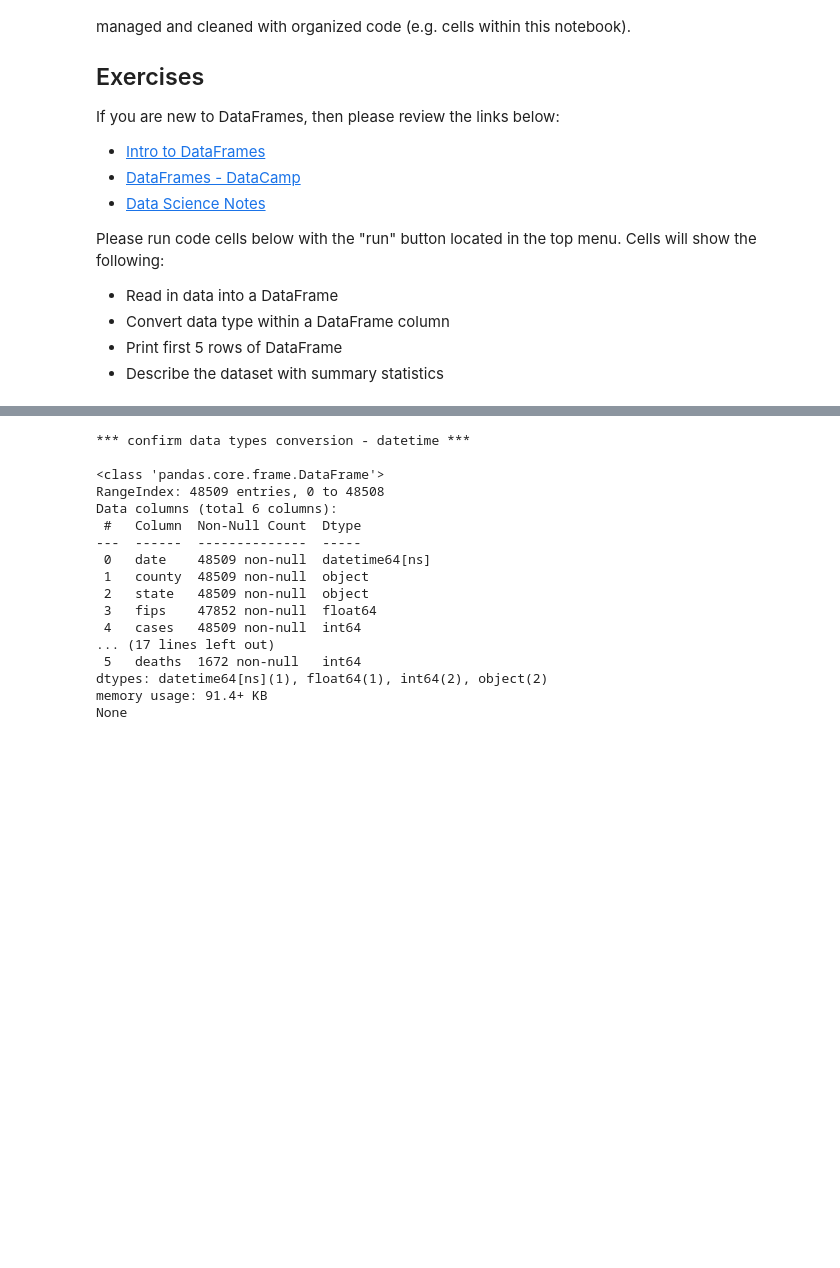
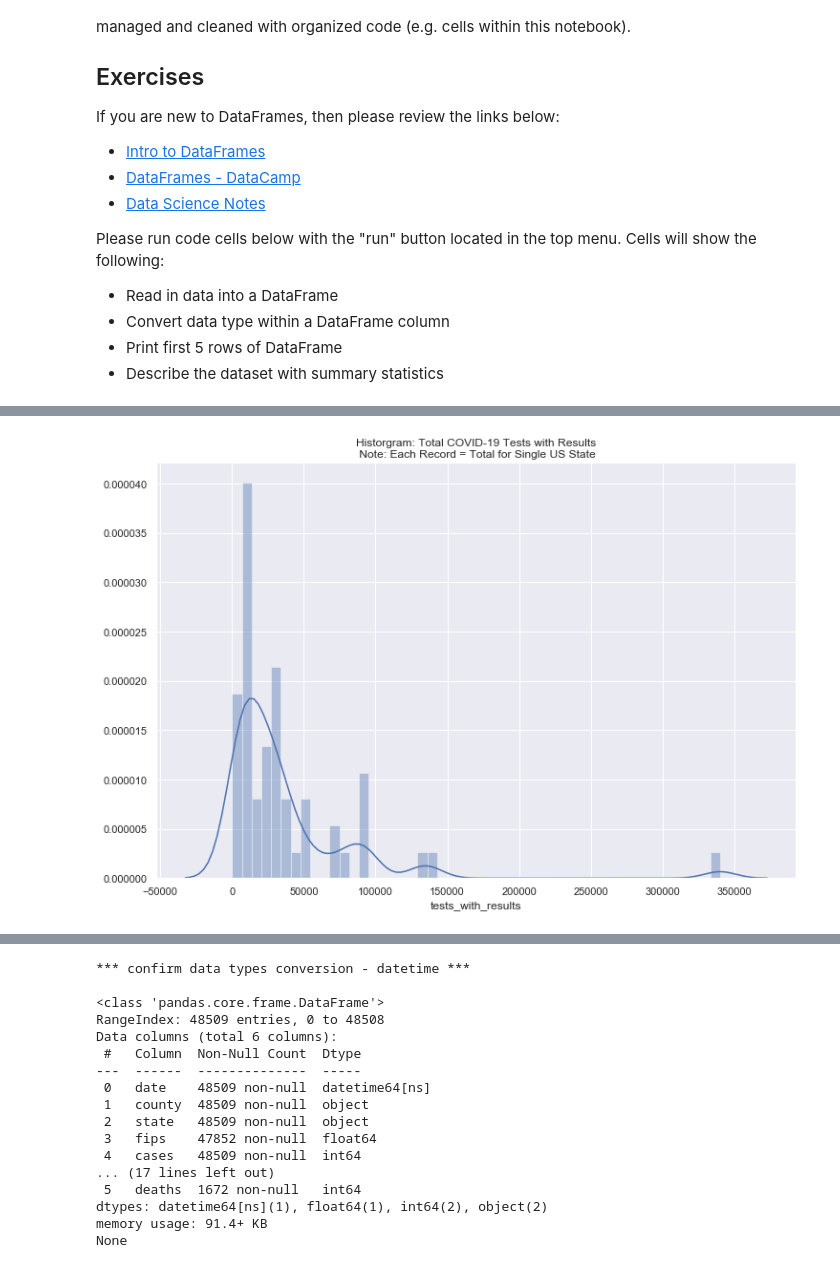
Before and after one commit to walteryu/code4sac, a Jupyter notebook: covid/covid_analysis_v1.ipynb, the cells around one changed output, grey strips where cells are left out. Cells and saved outputs as stored; diff of their text form; code cells hidden in the pictures; blank space fills up the shorter version.

```diff
--- a/covid/covid_analysis_v1.ipynb
+++ b/covid/covid_analysis_v1.ipynb
@@ -266,0 +192,90 @@ Name: total_tests_per_1k_residents, dtype: float64
+# %%
+# 03A.02 - create count plot
+
+# show data elements
+# 0   location                      63 non-null     object
+# 1   tests_with_results            56 non-null     float64
+# 2   percentage_test_positive      39 non-null     float64
+# 3   total_tests_per_1k_residents  53 non-null     float64
+# print(df_total_kff.info())
+
+# subset data and drop null values for plot
+df_results_plot = df_total_kff[['location', 'tests_with_results']]
+
+# https://pandas.pydata.org/pandas-docs/stable/user_guide/missing_data.html
+# print(pd.isna(df_results_plot))
+df_results_plot['tests_with_results'].fillna(0)
+
+# drop total count to scale plot correctly
+# https://stackoverflow.com/questions/16396903/delete-the-first-three-rows-of-a-dataframe-in-pandas
+df_results_plot = df_results_plot.iloc[1:]
+
+# create histogram
+plt.figure(figsize=(12, 8))
+plt.title('Historgram: Total COVID-19 Tests with Results\n Note: Each Record = Total for Single US State')
+sns.distplot(df_results_plot['tests_with_results'], bins=50)
+
+# create countplot
+plt.figure(figsize=(12, 8))
+plt.title('Bar Plot: Total COVID-19 Tests with Results by US State\n Note: Each Record = Total for Single US State')
+
+# aggregate and sort for plot
+# https://gist.github.com/fomightez/bb5a9c727d93d1508187677b4d74d7c1
+df_results_sort = df_results_plot.groupby(["location"])['tests_with_results'].aggregate(np.median).reset_index()
+ax = sns.barplot(
+    y="location",
+    x="tests_with_results",
+    data=df_results_sort
+)
+
+# subset data and drop null values for plot
+df_positive_plot = df_total_kff[['location', 'percentage_test_positive']]
+
+# https://pandas.pydata.org/pandas-docs/stable/user_guide/missing_data.html
+# print(pd.isna(df_results_plot))
+df_positive_plot['percentage_test_positive'].fillna(0)
+
+# drop total count to scale plot correctly
+# https://stackoverflow.com/questions/16396903/delete-the-first-three-rows-of-a-dataframe-in-pandas
+df_positive_plot = df_positive_plot.iloc[1:]
+
+# create histogram
+# plt.figure(figsize=(12, 8))
+# plt.title('Historgram: Percentage of COVID-19 Tests with Positive Result\ Note: Each Record = Individual US State')
+# sns.distplot(df_positive_plot['percentage_test_positive'], bins=50)
+
+# create countplot
+plt.figure(figsize=(12, 8))
+plt.title('Bar Plot: Total COVID-19 Percent with Positive Results by US State\n Note: Each Record = Total for Single US State')
+sns.barplot(y = "location", x="percentage_test_positive", data=df_positive_plot)
+
+# subset data and drop null values for plot
+df_1k_plot = df_total_kff[['location', 'total_tests_per_1k_residents']]
+
+# https://pandas.pydata.org/pandas-docs/stable/user_guide/missing_data.html
+# print(pd.isna(df_results_plot))
+df_1k_plot['total_tests_per_1k_residents'].fillna(0)
+
+# drop total count to scale plot correctly
+# https://stackoverflow.com/questions/16396903/delete-the-first-three-rows-of-a-dataframe-in-pandas
+df_1k_plot = df_1k_plot.iloc[1:]
+
+# create histogram
+# plt.figure(figsize=(12, 8))
+# plt.title('Historgram: Total COVID-19 Tests per 1k Residents\n Note: Each Record = Total for Single US State')
+# sns.distplot(df_1k_plot['total_tests_per_1k_residents'], bins=50)
+
+# create countplot
+plt.figure(figsize=(12, 8))
+plt.title('Bar Plot: Total COVID-19 Tests per 1k Residents by US State\n Note: Each Record = Total for Single US State')
+
+# aggregate and sort for plot
+# https://gist.github.com/fomightez/bb5a9c727d93d1508187677b4d74d7c1
+df_1k_plot = df_1k_plot.groupby(["location"])['total_tests_per_1k_residents'].aggregate(np.median).reset_index()
+ax = sns.barplot(
+    y="location",
+    x="total_tests_per_1k_residents",
+    data=df_1k_plot
+)
+# %% [output]
+[figure, added]
```
Also changed, not shown: parts of 11 cells of this notebook.
